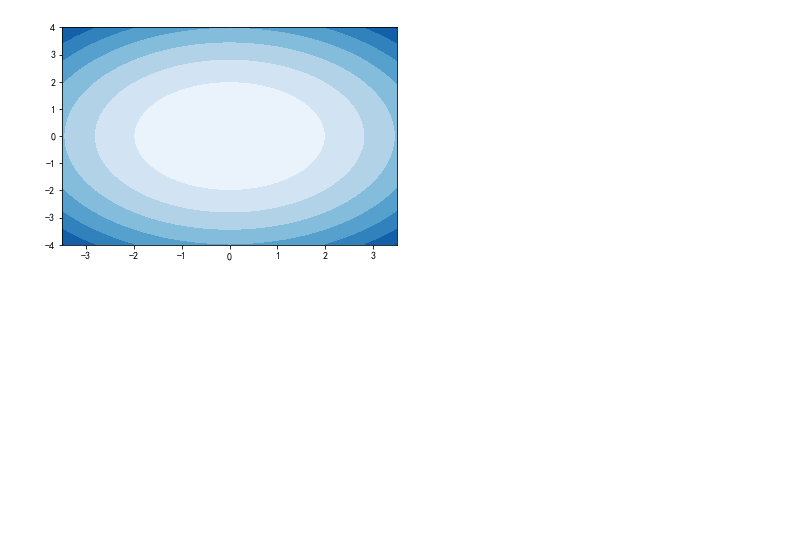
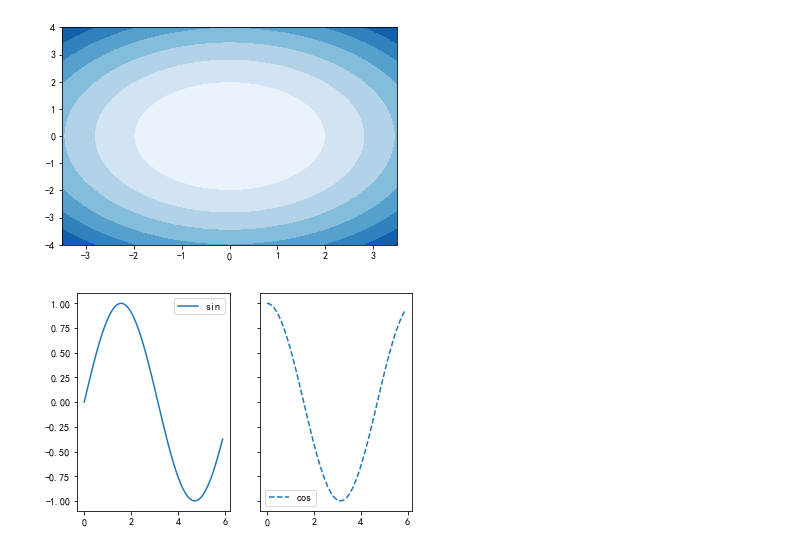
Before and after one commit to ckfanzhe/JupySum, a Jupyter notebook: SumLearn/Elementary/matplotlib.ipynb, the cells around one changed output. Cells and saved outputs as stored; diff of their text form; code cells hidden in the pictures; blank space fills up the shorter version.

```diff
--- a/SumLearn/Elementary/matplotlib.ipynb
+++ b/SumLearn/Elementary/matplotlib.ipynb
@@ -53,3 +53,15 @@ plt.contourf(X, Y, f(X, Y),cmap=plt.cm.Blues)
 print('',end='')
 # %% [output]
 [figure]
+# %%
+# 法一：同时显示多张图,sharex:所有小图共享x轴  sharey:表示所有小图共享y轴
+f,(ax11,ax12) = plt.subplots(1,2,sharex=True,sharey=True)
+# 绘制图形
+ax11.plot(x,y,label='sin')
+ax12.plot(x,y2,linestyle='--',label='cos')
+ # 用来显示图例
+ax11.legend()
+ax12.legend()
+print('',end='')
+# %% [output]
+[figure, added]
```
Also changed, not shown: parts of 1 cell of this notebook, 1 other file.
